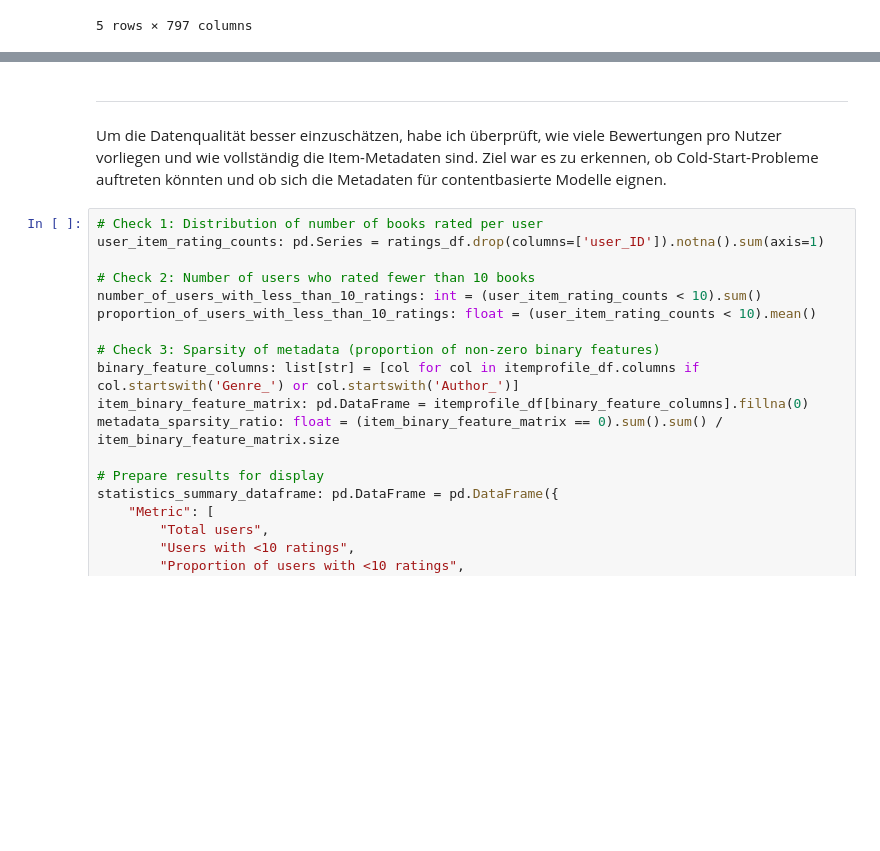
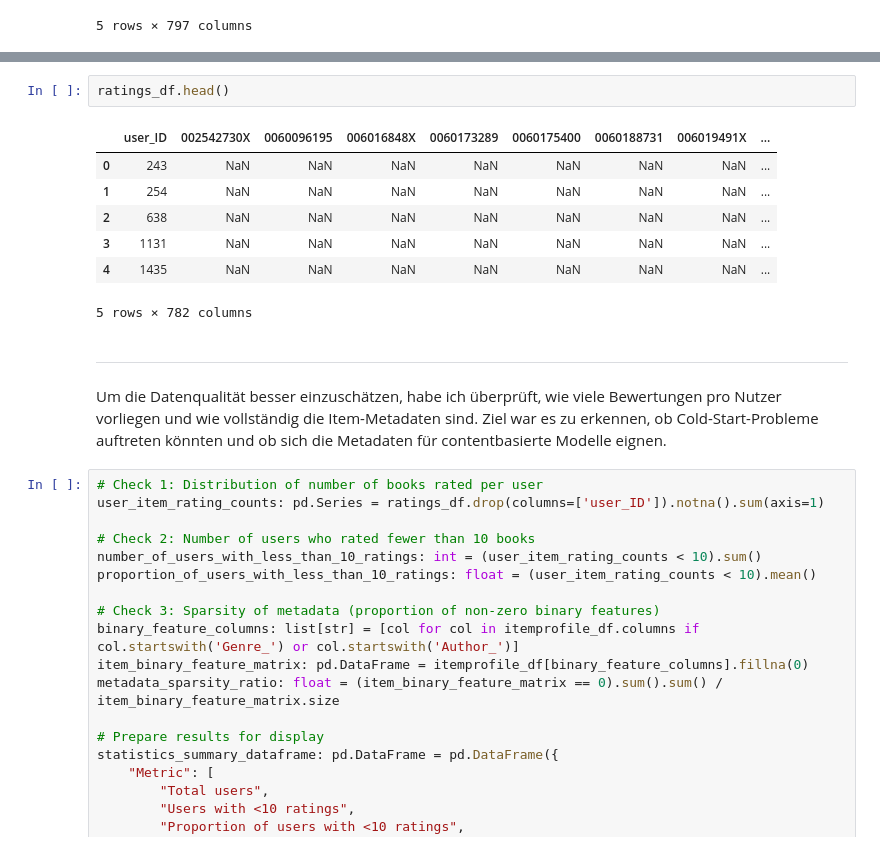
Before and after one commit to markuskuehnle/bigdata-recsys, a Jupyter notebook: notebooks/bibliona_recsys.ipynb, the cells around one changed output, grey strips where cells are left out. Saved outputs shown, nothing was run; the diff lists cells and outputs as text; blank space fills up the shorter version.

```diff
--- a/notebooks/bibliona_recsys.ipynb
+++ b/notebooks/bibliona_recsys.ipynb
@@ -60,3 +70,13 @@ itemprofile_df.head()
+# %%
+ratings_df.head()
+# %% [output]
+|  | user_ID | 002542730X | 0060096195 | 006016848X | 0060173289 | 0060175400 | 0060188731 | 006019491X | ... |
+| 0 | 243 | NaN | NaN | NaN | NaN | NaN | NaN | NaN | ... |
+| 1 | 254 | NaN | NaN | NaN | NaN | NaN | NaN | NaN | ... |
+| 2 | 638 | NaN | NaN | NaN | NaN | NaN | NaN | NaN | ... |
+| 3 | 1131 | NaN | NaN | NaN | NaN | NaN | NaN | NaN | ... |
+| 4 | 1435 | NaN | NaN | NaN | NaN | NaN | NaN | NaN | ... |
+5 rows × 782 columns
 # %% [markdown]
 ---
 # %% [markdown]
```
Also changed, not shown: parts of 3 cells of this notebook.
